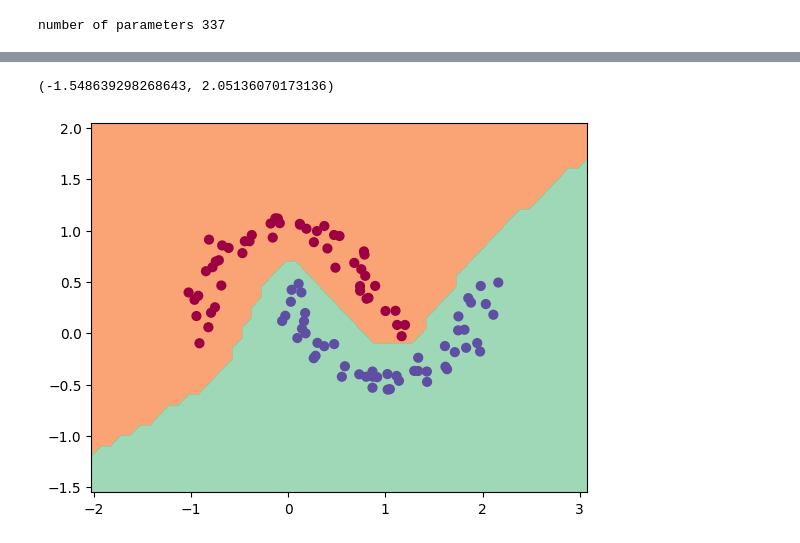
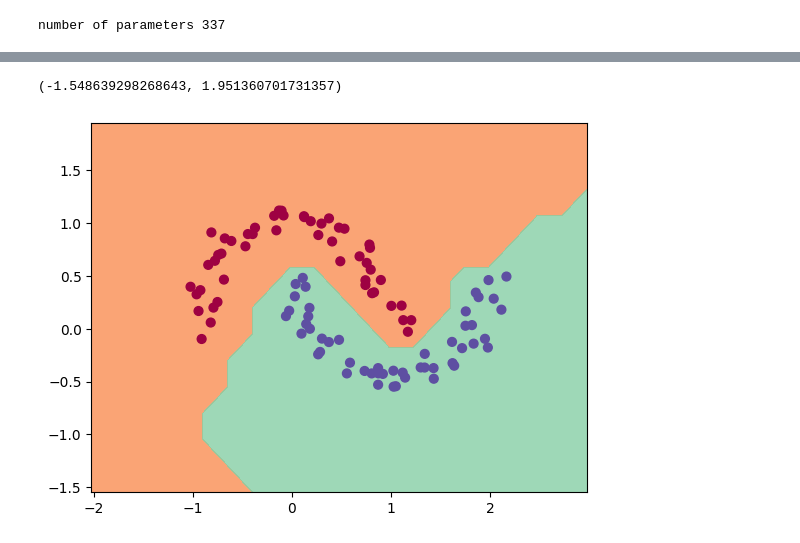
Before and after one commit to markiewiczjakub/neural-networks-playground, a Jupyter notebook: notebooks/002-attempt-to-understand-demo.ipynb, the cells around one changed output, grey strips where cells are left out. Saved outputs shown, nothing was run; the diff lists cells and outputs as text; code cells hidden in the pictures.

```diff
--- a/notebooks/002-attempt-to-understand-demo.ipynb
+++ b/notebooks/002-attempt-to-understand-demo.ipynb
@@ -110,23 +102,23 @@ step 99 loss 0.03079251576460487, accuracy 100.0%
 # %%
 # visualize decision boundary
 
-h = 0.1
+h = 0.25
 x_min, x_max = X[:, 0].min() - 1, X[:, 0].max() + 1
 y_min, y_max = X[:, 1].min() - 1, X[:, 1].max() + 1
 x_ = np.arange(x_min, x_max, h) # <x_min, x_max) with step h
 y_ = np.arange(y_min, y_max, h) # <y_min, y_max) with step h
 xx, yy = np.meshgrid(x_, y_) # 2D grid of the same size
 Xmesh = np.c_[xx.ravel(), yy.ravel()] # np.c_([1, 2], [3, 4]) -> [[1, 3], [2, 4]]
 inputs = [list(map(Value, xrow)) for xrow in Xmesh]
 scores = list(map(model, inputs))
 Z = np.array([s.data > 0 for s in scores])
 Z = Z.reshape(xx.shape)
 
 fig = plt.figure()
 plt.contourf(xx, yy, Z, cmap=plt.cm.Spectral, alpha=0.8)
 plt.scatter(X[:, 0], X[:, 1], c=y, s=40, cmap=plt.cm.Spectral)
 plt.xlim(xx.min(), xx.max())
 plt.ylim(yy.min(), yy.max())
 # %% [output]
-(-1.548639298268643, 2.05136070173136)
+(-1.548639298268643, 1.951360701731357)
-[figure, old version]
+[figure, new version]
```
Also changed, not shown: parts of 4 cells of this notebook, 1 other file.
